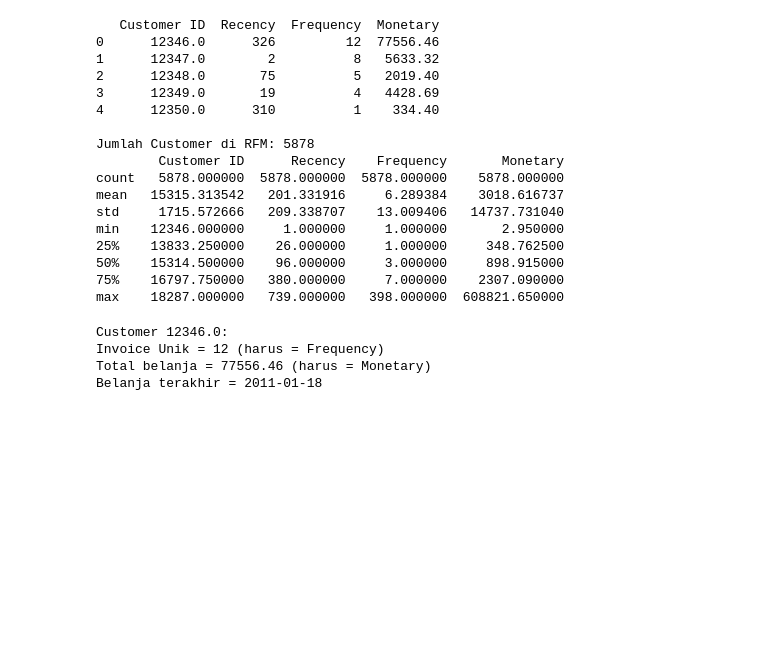
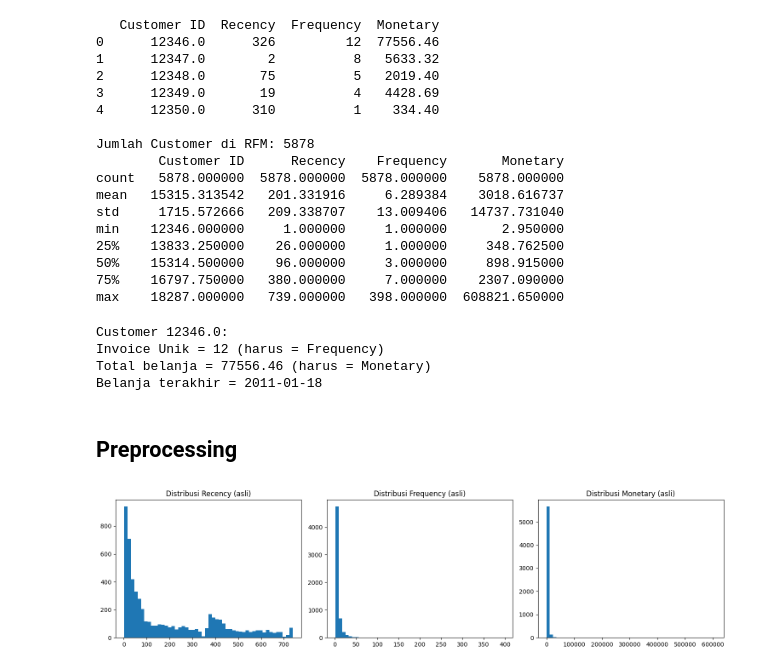
Before and after one commit to Naitkomahli/Customer-Segmentation-use-RFM-Analysis-with-K-Means-Clustering, a Jupyter notebook: model.ipynb, the cells around one changed output. Cells and saved outputs as stored; diff of their text form; code cells hidden in the pictures; blank space fills up the shorter version.

```diff
--- a/model.ipynb
+++ b/model.ipynb
@@ -194,3 +194,17 @@ Customer 12346.0:
 Invoice Unik = 12 (harus = Frequency)
 Total belanja = 77556.46 (harus = Monetary)
 Belanja terakhir = 2011-01-18
+# %% [markdown]
+## Preprocessing
+# %%
+# Liat distribusi asli (bukti visual)
+import matplotlib.pyplot as plt
+
+fig, axes = plt.subplots(1, 3, figsize=(15, 4))
+for ax, col in zip(axes, ['Recency', 'Frequency', 'Monetary']):
+    ax.hist(rfm[col], bins=50)
+    ax.set_title(f'Distribusi {col} (asli)')
+plt.tight_layout()
+plt.show()
+# %% [output]
+[figure, added]
```
Also changed, not shown: parts of 3 cells of this notebook.
